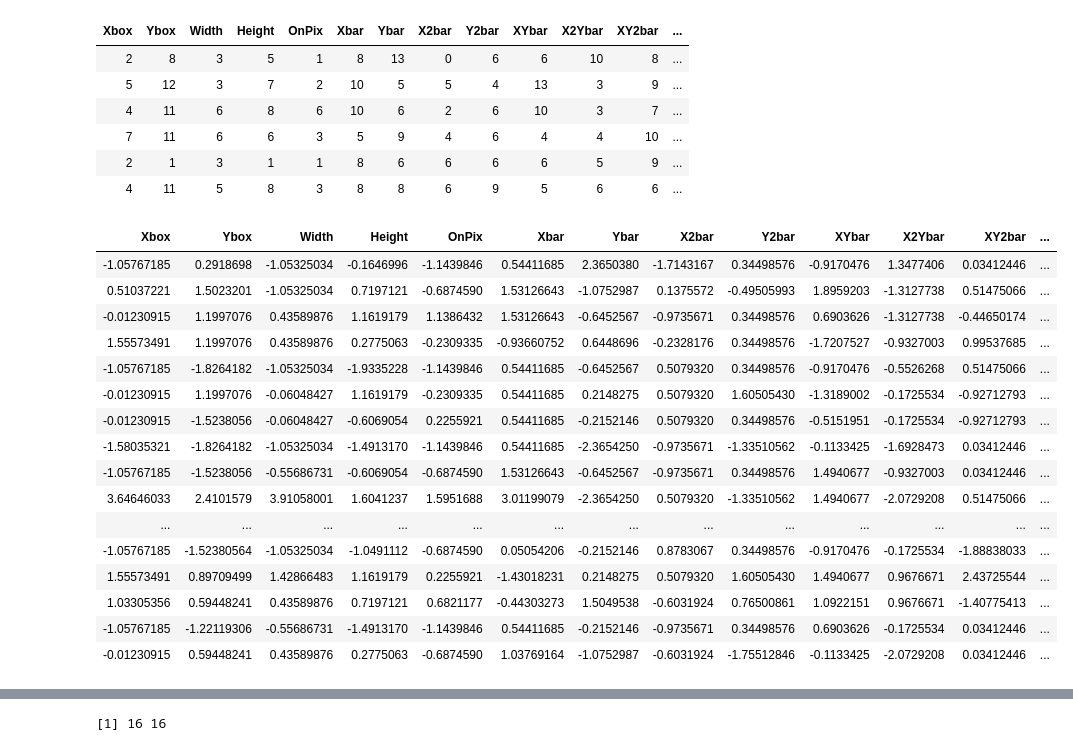
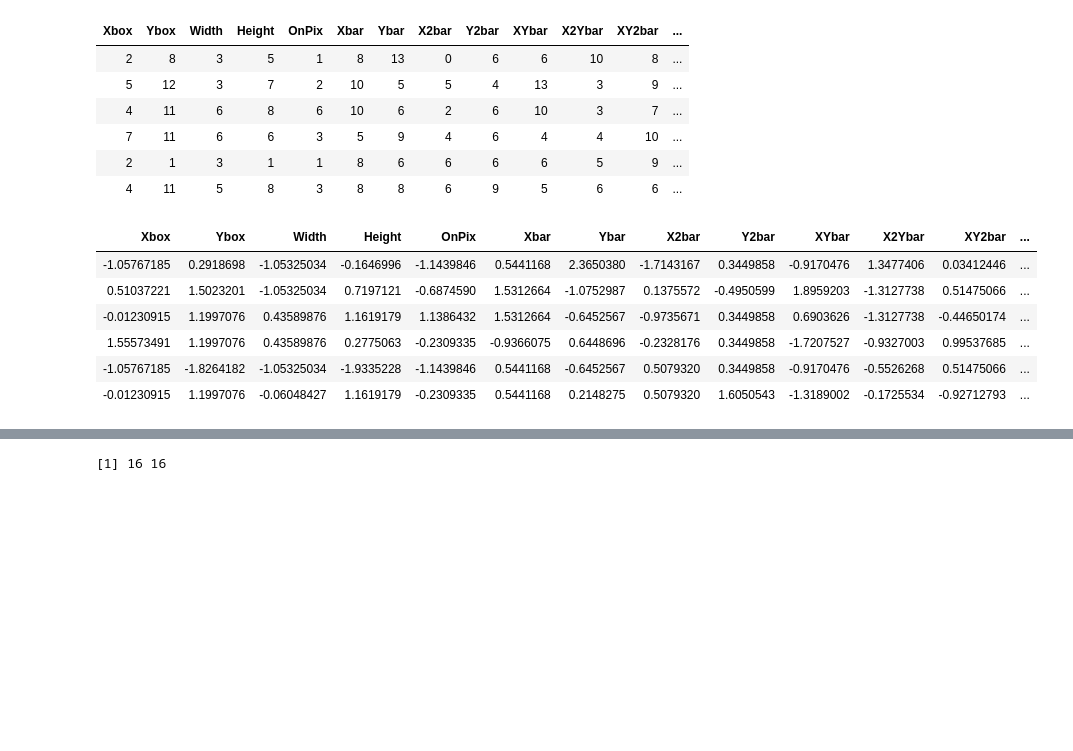
Before and after one commit to Hodapp87/cincyfp_presentation_R_2016_12, a Jupyter notebook: CincyFP_Letters_example.ipynb, the cells around one changed output, grey strips where cells are left out. Drawn from its saved outputs; the diff is of its cells as text; code cells hidden in the pictures; blank space fills up the shorter version.

```diff
--- a/CincyFP_Letters_example.ipynb
+++ b/CincyFP_Letters_example.ipynb
@@ -493,23 +499,13 @@ head(letters[-which(names(letters) == "Letter")])
 | 2 | 1 | 3 | 1 | 1 | 8 | 6 | 6 | 6 | 6 | 5 | 9 | ... |
 | 4 | 11 | 5 | 8 | 3 | 8 | 8 | 6 | 9 | 5 | 6 | 6 | ... |
 # %%
-mtx <- scale(letters[-which(names(letters) == "Letter")])
-mtx
+mtx <- scale(select(letters, -Letter))
+head(mtx)
 # %% [output]
 | Xbox | Ybox | Width | Height | OnPix | Xbar | Ybar | X2bar | Y2bar | XYbar | X2Ybar | XY2bar | ... |
-| -1.05767185 | 0.2918698 | -1.05325034 | -0.1646996 | -1.1439846 | 0.54411685 | 2.3650380 | -1.7143167 | 0.34498576 | -0.9170476 | 1.3477406 | 0.03412446 | ... |
-| 0.51037221 | 1.5023201 | -1.05325034 | 0.7197121 | -0.6874590 | 1.53126643 | -1.0752987 | 0.1375572 | -0.49505993 | 1.8959203 | -1.3127738 | 0.51475066 | ... |
-| -0.01230915 | 1.1997076 | 0.43589876 | 1.1619179 | 1.1386432 | 1.53126643 | -0.6452567 | -0.9735671 | 0.34498576 | 0.6903626 | -1.3127738 | -0.44650174 | ... |
-| 1.55573491 | 1.1997076 | 0.43589876 | 0.2775063 | -0.2309335 | -0.93660752 | 0.6448696 | -0.2328176 | 0.34498576 | -1.7207527 | -0.9327003 | 0.99537685 | ... |
-| -1.05767185 | -1.8264182 | -1.05325034 | -1.9335228 | -1.1439846 | 0.54411685 | -0.6452567 | 0.5079320 | 0.34498576 | -0.9170476 | -0.5526268 | 0.51475066 | ... |
-| -0.01230915 | 1.1997076 | -0.06048427 | 1.1619179 | -0.2309335 | 0.54411685 | 0.2148275 | 0.5079320 | 1.60505430 | -1.3189002 | -0.1725534 | -0.92712793 | ... |
-| -0.01230915 | -1.5238056 | -0.06048427 | -0.6069054 | 0.2255921 | 0.54411685 | -0.2152146 | 0.5079320 | 0.34498576 | -0.5151951 | -0.1725534 | -0.92712793 | ... |
-| -1.58035321 | -1.8264182 | -1.05325034 | -1.4913170 | -1.1439846 | 0.54411685 | -2.3654250 | -0.9735671 | -1.33510562 | -0.1133425 | -1.6928473 | 0.03412446 | ... |
-| -1.05767185 | -1.5238056 | -0.55686731 | -0.6069054 | -0.6874590 | 1.53126643 | -0.6452567 | -0.9735671 | 0.34498576 | 1.4940677 | -0.9327003 | 0.03412446 | ... |
-| 3.64646033 | 2.4101579 | 3.91058001 | 1.6041237 | 1.5951688 | 3.01199079 | -2.3654250 | 0.5079320 | -1.33510562 | 1.4940677 | -2.0729208 | 0.51475066 | ... |
-| ... | ... | ... | ... | ... | ... | ... | ... | ... | ... | ... | ... | ... |
-| -1.05767185 | -1.52380564 | -1.05325034 | -1.0491112 | -0.6874590 | 0.05054206 | -0.2152146 | 0.8783067 | 0.34498576 | -0.9170476 | -0.1725534 | -1.88838033 | ... |
-| 1.55573491 | 0.89709499 | 1.42866483 | 1.1619179 | 0.2255921 | -1.43018231 | 0.2148275 | 0.5079320 | 1.60505430 | 1.4940677 | 0.9676671 | 2.43725544 | ... |
-| 1.03305356 | 0.59448241 | 0.43589876 | 0.7197121 | 0.6821177 | -0.44303273 | 1.5049538 | -0.6031924 | 0.76500861 | 1.0922151 | 0.9676671 | -1.40775413 | ... |
-| -1.05767185 | -1.22119306 | -0.55686731 | -1.4913170 | -1.1439846 | 0.54411685 | -0.2152146 | -0.9735671 | 0.34498576 | 0.6903626 | -0.1725534 | 0.03412446 | ... |
-| -0.01230915 | 0.59448241 | 0.43589876 | 0.2775063 | -0.6874590 | 1.03769164 | -1.0752987 | -0.6031924 | -1.75512846 | -0.1133425 | -2.0729208 | 0.03412446 | ... |
+| -1.05767185 | 0.2918698 | -1.05325034 | -0.1646996 | -1.1439846 | 0.5441168 | 2.3650380 | -1.7143167 | 0.3449858 | -0.9170476 | 1.3477406 | 0.03412446 | ... |
+| 0.51037221 | 1.5023201 | -1.05325034 | 0.7197121 | -0.6874590 | 1.5312664 | -1.0752987 | 0.1375572 | -0.4950599 | 1.8959203 | -1.3127738 | 0.51475066 | ... |
+| -0.01230915 | 1.1997076 | 0.43589876 | 1.1619179 | 1.1386432 | 1.5312664 | -0.6452567 | -0.9735671 | 0.3449858 | 0.6903626 | -1.3127738 | -0.44650174 | ... |
+| 1.55573491 | 1.1997076 | 0.43589876 | 0.2775063 | -0.2309335 | -0.9366075 | 0.6448696 | -0.2328176 | 0.3449858 | -1.7207527 | -0.9327003 | 0.99537685 | ... |
+| -1.05767185 | -1.8264182 | -1.05325034 | -1.9335228 | -1.1439846 | 0.5441168 | -0.6452567 | 0.5079320 | 0.3449858 | -0.9170476 | -0.5526268 | 0.51475066 | ... |
+| -0.01230915 | 1.1997076 | -0.06048427 | 1.1619179 | -0.2309335 | 0.5441168 | 0.2148275 | 0.5079320 | 1.6050543 | -1.3189002 | -0.1725534 | -0.92712793 | ... |
```
Also changed, not shown: parts of 12 cells of this notebook, 2 other files.
